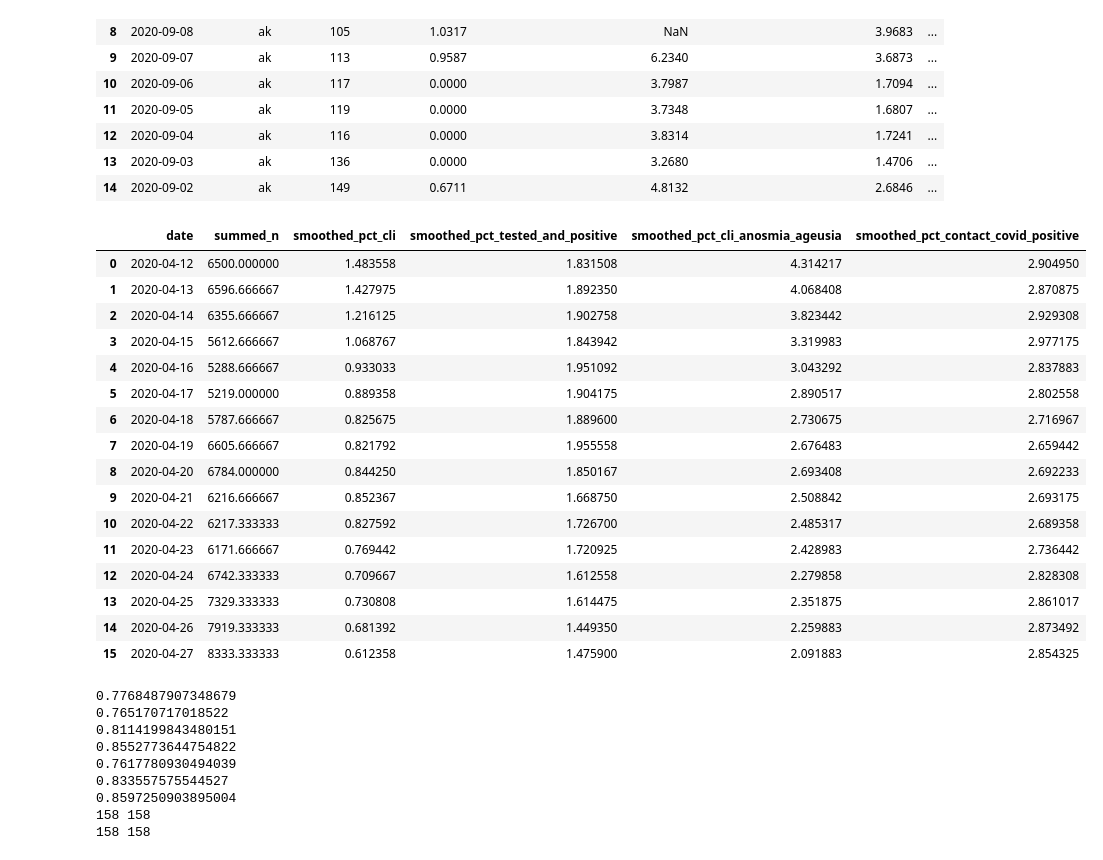
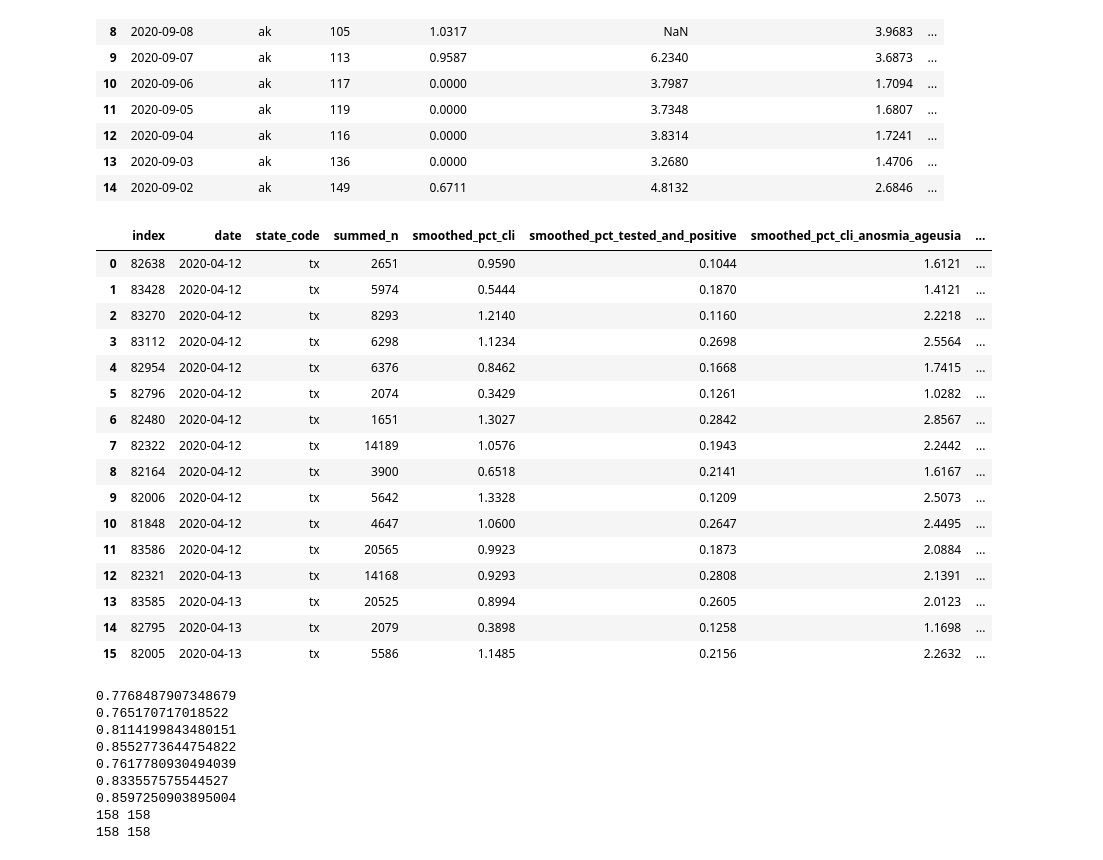
Before and after one commit to 10Exahertz/COVID_challenge, a Jupyter notebook: covid_challenge1.py.ipynb, the cells around one changed output. Cells and saved outputs as stored; diff of their text form; code cells hidden in the pictures.

```diff
--- a/covid_challenge1.py.ipynb
+++ b/covid_challenge1.py.ipynb
@@ -26,31 +26,33 @@ how many data points: 96839
 | 13 | 2020-09-03 | ak | 136 | 0.0000 | 3.2680 | 1.4706 | ... |
 | 14 | 2020-09-02 | ak | 149 | 0.6711 | 4.8132 | 2.6846 | ... |
 # %%
-df_NY = df.loc[df['state_code'] == 'ny']
+df_NY = df.loc[df['state_code'] == 'tx']
 df_NY = df_NY.sort_values(by=['date'])
 # df_NY['date']= pd.to_datetime(df_NY['date'])
-# df_NY = df_NY.loc[df_NY['date'] > '2020-07-01']
-df_NY = df_NY.groupby(['date']).mean()
+# df_NY = df_NY.loc[df_NY['date'] == '2020-06-25']
+# df_NY["num_cliaa"] = (df_NY['smoothed_pct_cli_anosmia_ageusia']/100) * df_NY['summed_n']
+# df_NY = df_NY.groupby(['date']).sum()
+# df_NY["pct_cliaa"] = df_NY['num_cliaa']/df_NY['summed_n']
 df_NY = df_NY.reset_index(drop=False)
 df_NY.head(16)
 # %% [output]
-|  | date | summed_n | smoothed_pct_cli | smoothed_pct_tested_and_positive | smoothed_pct_cli_anosmia_ageusia | smoothed_pct_contact_covid_positive |
-| 0 | 2020-04-12 | 6500.000000 | 1.483558 | 1.831508 | 4.314217 | 2.904950 |
-| 1 | 2020-04-13 | 6596.666667 | 1.427975 | 1.892350 | 4.068408 | 2.870875 |
-| 2 | 2020-04-14 | 6355.666667 | 1.216125 | 1.902758 | 3.823442 | 2.929308 |
-| 3 | 2020-04-15 | 5612.666667 | 1.068767 | 1.843942 | 3.319983 | 2.977175 |
-| 4 | 2020-04-16 | 5288.666667 | 0.933033 | 1.951092 | 3.043292 | 2.837883 |
-| 5 | 2020-04-17 | 5219.000000 | 0.889358 | 1.904175 | 2.890517 | 2.802558 |
-| 6 | 2020-04-18 | 5787.666667 | 0.825675 | 1.889600 | 2.730675 | 2.716967 |
-| 7 | 2020-04-19 | 6605.666667 | 0.821792 | 1.955558 | 2.676483 | 2.659442 |
-| 8 | 2020-04-20 | 6784.000000 | 0.844250 | 1.850167 | 2.693408 | 2.692233 |
-| 9 | 2020-04-21 | 6216.666667 | 0.852367 | 1.668750 | 2.508842 | 2.693175 |
-| 10 | 2020-04-22 | 6217.333333 | 0.827592 | 1.726700 | 2.485317 | 2.689358 |
-| 11 | 2020-04-23 | 6171.666667 | 0.769442 | 1.720925 | 2.428983 | 2.736442 |
-| 12 | 2020-04-24 | 6742.333333 | 0.709667 | 1.612558 | 2.279858 | 2.828308 |
-| 13 | 2020-04-25 | 7329.333333 | 0.730808 | 1.614475 | 2.351875 | 2.861017 |
-| 14 | 2020-04-26 | 7919.333333 | 0.681392 | 1.449350 | 2.259883 | 2.873492 |
-| 15 | 2020-04-27 | 8333.333333 | 0.612358 | 1.475900 | 2.091883 | 2.854325 |
+|  | index | date | state_code | summed_n | smoothed_pct_cli | smoothed_pct_tested_and_positive | smoothed_pct_cli_anosmia_ageusia | ... |
+| 0 | 82638 | 2020-04-12 | tx | 2651 | 0.9590 | 0.1044 | 1.6121 | ... |
+| 1 | 83428 | 2020-04-12 | tx | 5974 | 0.5444 | 0.1870 | 1.4121 | ... |
+| 2 | 83270 | 2020-04-12 | tx | 8293 | 1.2140 | 0.1160 | 2.2218 | ... |
+| 3 | 83112 | 2020-04-12 | tx | 6298 | 1.1234 | 0.2698 | 2.5564 | ... |
+| 4 | 82954 | 2020-04-12 | tx | 6376 | 0.8462 | 0.1668 | 1.7415 | ... |
+| 5 | 82796 | 2020-04-12 | tx | 2074 | 0.3429 | 0.1261 | 1.0282 | ... |
+| 6 | 82480 | 2020-04-12 | tx | 1651 | 1.3027 | 0.2842 | 2.8567 | ... |
+| 7 | 82322 | 2020-04-12 | tx | 14189 | 1.0576 | 0.1943 | 2.2442 | ... |
+| 8 | 82164 | 2020-04-12 | tx | 3900 | 0.6518 | 0.2141 | 1.6167 | ... |
+| 9 | 82006 | 2020-04-12 | tx | 5642 | 1.3328 | 0.1209 | 2.5073 | ... |
+| 10 | 81848 | 2020-04-12 | tx | 4647 | 1.0600 | 0.2647 | 2.4495 | ... |
+| 11 | 83586 | 2020-04-12 | tx | 20565 | 0.9923 | 0.1873 | 2.0884 | ... |
+| 12 | 82321 | 2020-04-13 | tx | 14168 | 0.9293 | 0.2808 | 2.1391 | ... |
+| 13 | 83585 | 2020-04-13 | tx | 20525 | 0.8994 | 0.2605 | 2.0123 | ... |
+| 14 | 82795 | 2020-04-13 | tx | 2079 | 0.3898 | 0.1258 | 1.1698 | ... |
+| 15 | 82005 | 2020-04-13 | tx | 5586 | 1.1485 | 0.2156 | 2.2632 | ... |
 # %%
 import numpy as np
 R0_est = []
```
Also changed, not shown: parts of 4 cells of this notebook.
